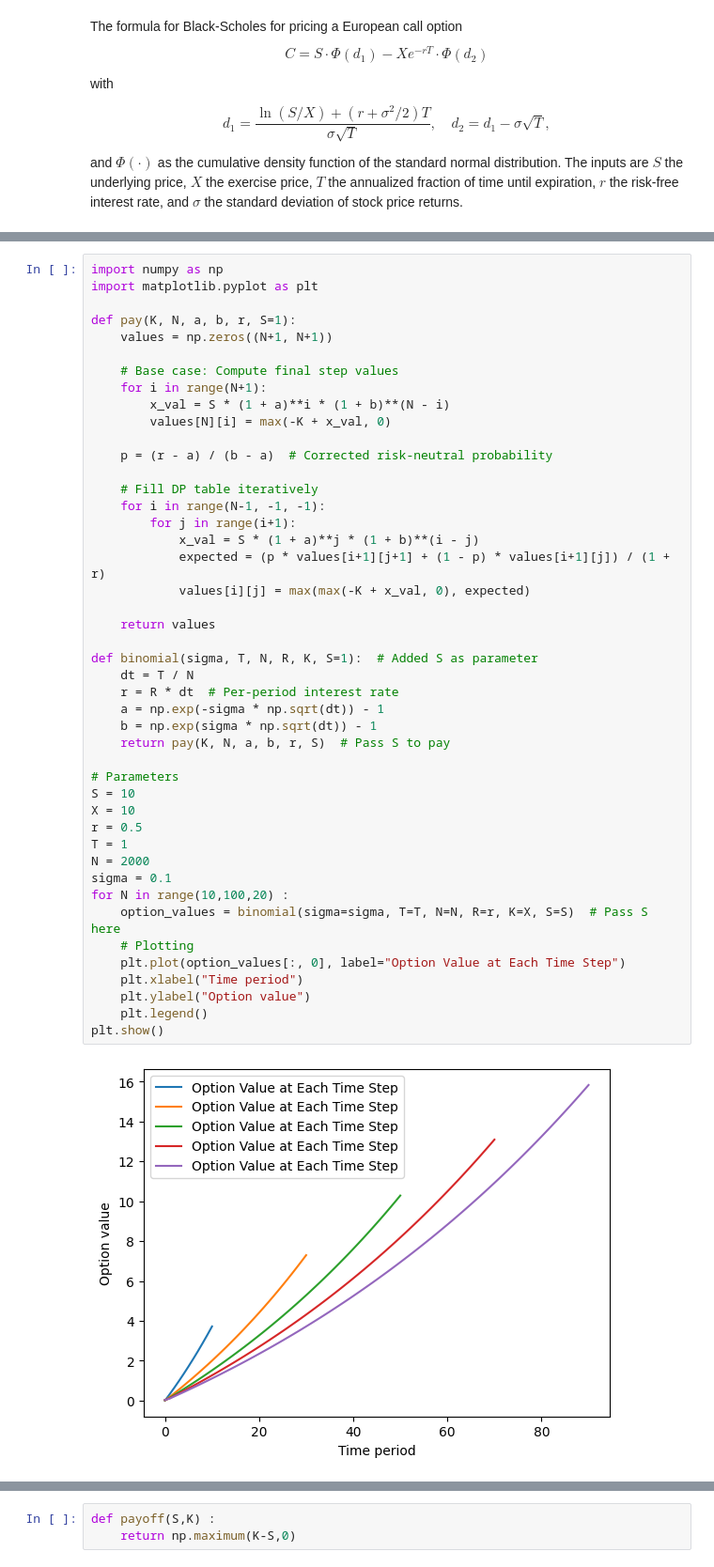
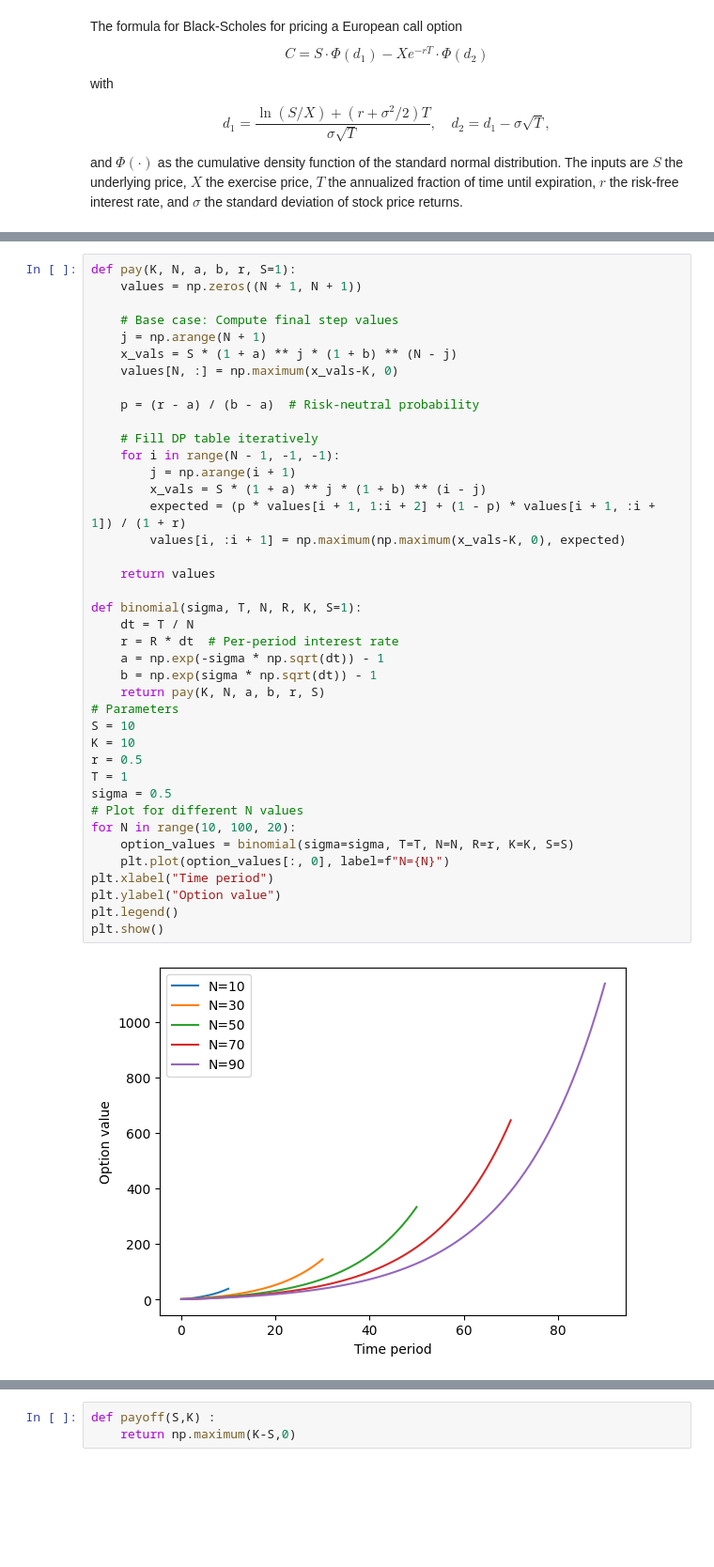
Before and after one commit to Youssef-Kallala/Option-Pricing-using-neural-network, a Jupyter notebook: Code.ipynb, the cells around one changed output, grey strips where cells are left out. Shown at 94% size. Saved outputs shown, nothing was run; the diff lists cells and outputs as text; blank space fills up the shorter version.

```diff
--- a/Code.ipynb
+++ b/Code.ipynb
@@ -90,50 +103,45 @@ plt.show()
 # %% [output]
 [figure]
 # %%
-import numpy as np
-import matplotlib.pyplot as plt
-
 def pay(K, N, a, b, r, S=1):
-    values = np.zeros((N+1, N+1))
+    values = np.zeros((N + 1, N + 1))
 
     # Base case: Compute final step values
-    for i in range(N+1):
-        x_val = S * (1 + a)**i * (1 + b)**(N - i)
-        values[N][i] = max(-K + x_val, 0)
+    j = np.arange(N + 1)
+    x_vals = S * (1 + a) ** j * (1 + b) ** (N - j)
+    values[N, :] = np.maximum(x_vals-K, 0)
 
-    p = (r - a) / (b - a)  # Corrected risk-neutral probability
+    p = (r - a) / (b - a)  # Risk-neutral probability
 
     # Fill DP table iteratively
-    for i in range(N-1, -1, -1):
-        for j in range(i+1):
-            x_val = S * (1 + a)**j * (1 + b)**(i - j)
-            expected = (p * values[i+1][j+1] + (1 - p) * values[i+1][j]) / (1 + r)
-            values[i][j] = max(max(-K + x_val, 0), expected)
+    for i in range(N - 1, -1, -1):
+        j = np.arange(i + 1)
+        x_vals = S * (1 + a) ** j * (1 + b) ** (i - j)
+        expected = (p * values[i + 1, 1:i + 2] + (1 - p) * values[i + 1, :i + 1]) / (1 + r)
+        values[i, :i + 1] = np.maximum(np.maximum(x_vals-K, 0), expected)
 
     return values
 
-def binomial(sigma, T, N, R, K, S=1):  # Added S as parameter
+def binomial(sigma, T, N, R, K, S=1):
     dt = T / N
     r = R * dt  # Per-period interest rate
     a = np.exp(-sigma * np.sqrt(dt)) - 1
     b = np.exp(sigma * np.sqrt(dt)) - 1
-    return pay(K, N, a, b, r, S)  # Pass S to pay
-
+    return pay(K, N, a, b, r, S)
 # Parameters
 S = 10
-X = 10
+K = 10
 r = 0.5
 T = 1
-N = 2000
-sigma = 0.1
-for N in range(10,100,20) :
-    option_values = binomial(sigma=sigma, T=T, N=N, R=r, K=X, S=S)  # Pass S here
-    # Plotting
-    plt.plot(option_values[:, 0], label="Option Value at Each Time Step")
-    plt.xlabel("Time period")
-    plt.ylabel("Option value")
-    plt.legend()
+sigma = 0.5
+# Plot for different N values
+for N in range(10, 100, 20):
+    option_values = binomial(sigma=sigma, T=T, N=N, R=r, K=K, S=S)
+    plt.plot(option_values[:, 0], label=f"N={N}")
+plt.xlabel("Time period")
+plt.ylabel("Option value")
+plt.legend()
 plt.show()
 # %% [output]
-[figure, old version]
+[figure, new version]
 # %%
```
Also changed, not shown: parts of 18 cells of this notebook.
